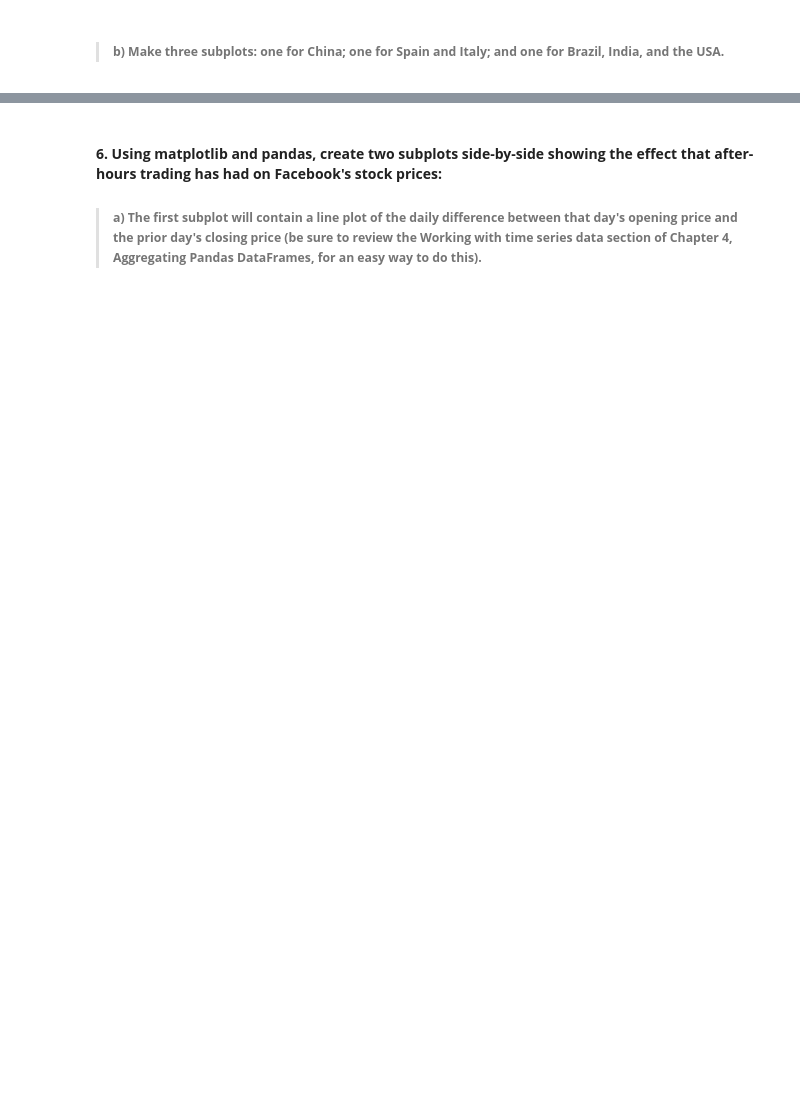
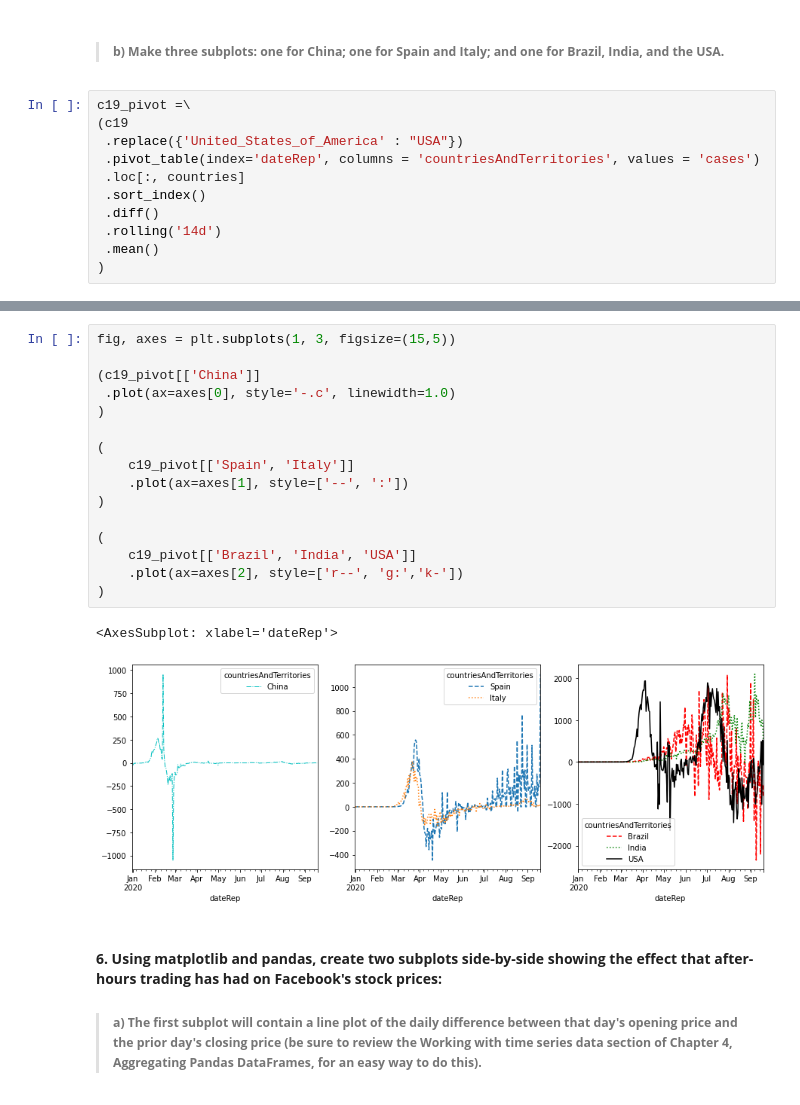
Before and after one commit to FuriousGeorge19/Hands-On-Data-Analysis-with-Pandas-2nd-edition, a Jupyter notebook: ch_05/Exercises_Chapter_5.ipynb, the cells around one changed output, grey strips where cells are left out. Drawn from its saved outputs; the diff is of its cells as text; blank space fills up the shorter version.

```diff
--- a/ch_05/Exercises_Chapter_5.ipynb
+++ b/ch_05/Exercises_Chapter_5.ipynb
@@ -101,2 +163,13 @@ Text(0, 0.5, 'Magnitude')
 # %% [markdown]
 >##### **b) Make three subplots: one for China; one for Spain and Italy; and one for Brazil, India, and the USA.**
+# %%
+c19_pivot =\
+(c19
+ .replace({'United_States_of_America' : "USA"})
+ .pivot_table(index='dateRep', columns = 'countriesAndTerritories', values = 'cases')
+ .loc[:, countries]
+ .sort_index()
+ .diff()
+ .rolling('14d')
+ .mean()
+)
@@ -103,3 +181,22 @@ Text(0, 0.5, 'Magnitude')
+# %%
+fig, axes = plt.subplots(1, 3, figsize=(15,5))
+
+(c19_pivot[['China']]
+ .plot(ax=axes[0], style='-.c', linewidth=1.0)
+)
+
+(
+    c19_pivot[['Spain', 'Italy']]
+    .plot(ax=axes[1], style=['--', ':'])
+)
+
+(
+    c19_pivot[['Brazil', 'India', 'USA']]
+    .plot(ax=axes[2], style=['r--', 'g:','k-'])
+)
+# %% [output]
+<AxesSubplot: xlabel='dateRep'>
+[figure, added]
 # %% [markdown]
 #### **6. Using matplotlib and pandas, create two subplots side-by-side showing the effect that after-hours trading has had on Facebook's stock prices:**
 
```
Also changed, not shown: parts of 20 cells of this notebook, 5 other files.
